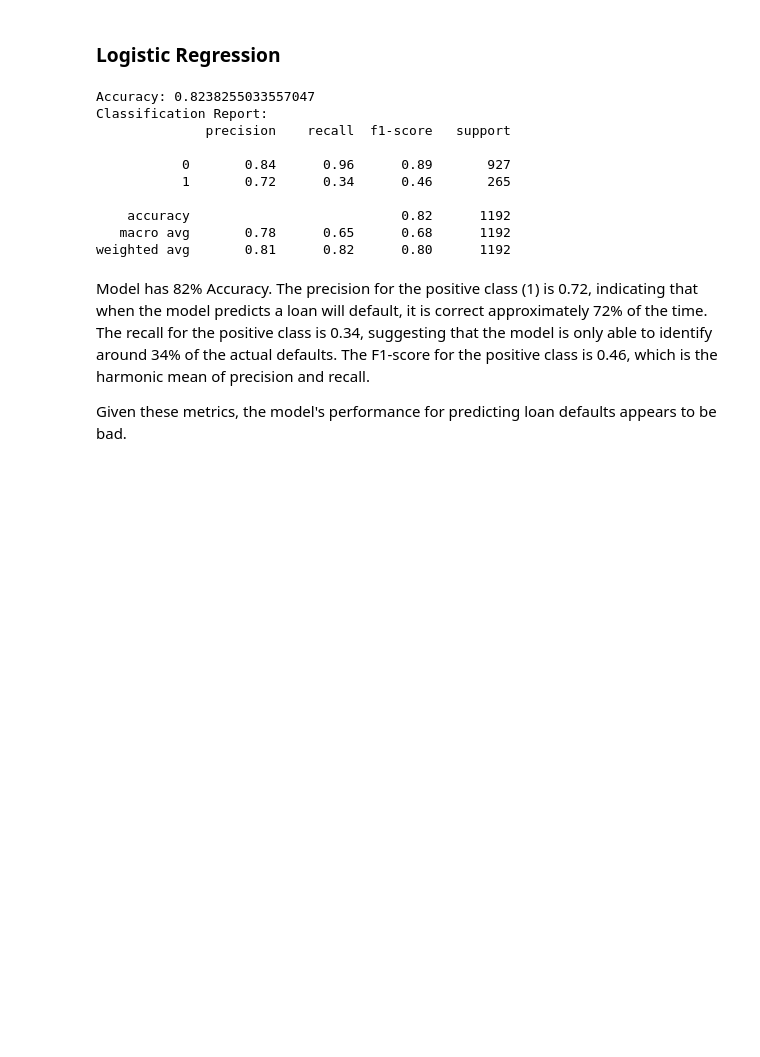
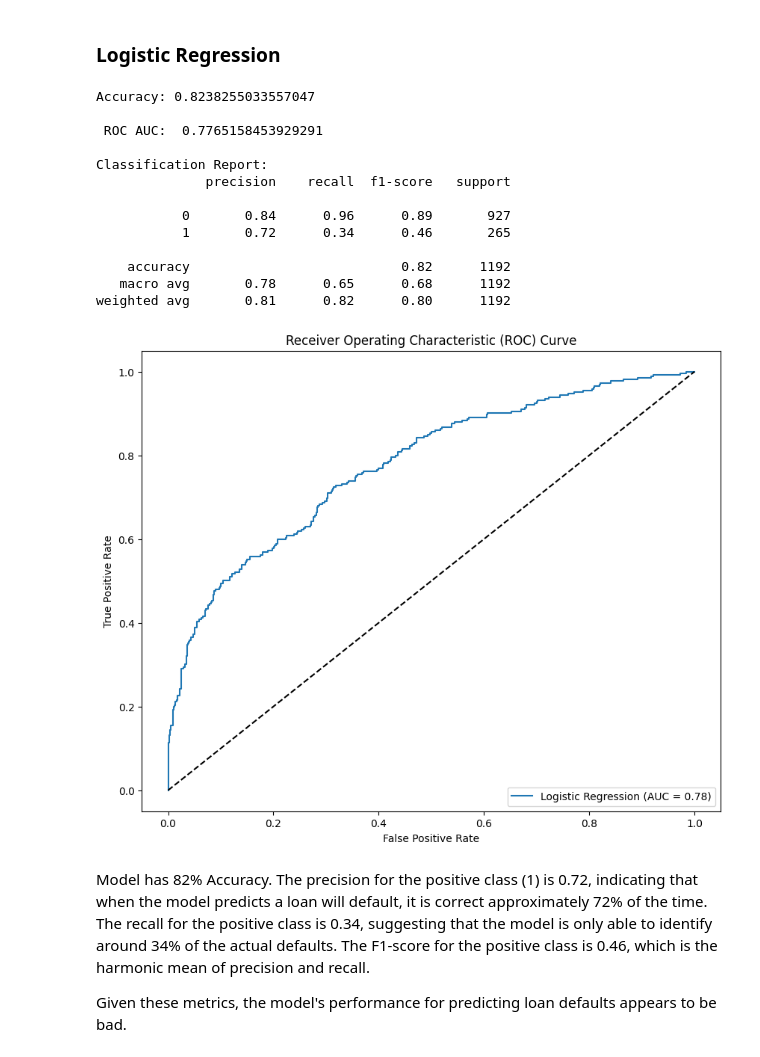
Before and after one commit to ej29-r3d/MIT-Loan-Default-Prediction, a Jupyter notebook: Capstone_Project_Reference_Notebook_Loan_Default_Prediction_Full_Code.ipynb, the cells around one changed output. Cells and saved outputs as stored; diff of their text form; code cells hidden in the pictures; blank space fills up the shorter version.

```diff
--- a/Capstone_Project_Reference_Notebook_Loan_Default_Prediction_Full_Code.ipynb
+++ b/Capstone_Project_Reference_Notebook_Loan_Default_Prediction_Full_Code.ipynb
@@ -550,29 +550,50 @@ y = df1['BAD']                     # Target variable
 X_train, X_test, y_train, y_test = train_test_split(X, y, test_size=0.2, random_state=42)
 # %% [markdown]
 ### Logistic Regression
-# %%
-# Model training
-logistic_model = LogisticRegression()
-logistic_model.fit(X_train, y_train)
-
-# Model Evaluation
-y_pred = logistic_model.predict(X_test)
-accuracy = accuracy_score(y_test, y_pred)
-print("Accuracy:", accuracy)
-print("Classification Report:")
-classification_rep_logr = classification_report(y_test, y_pred)
-print(classification_rep_logr)
-# %% [output]
-Accuracy: 0.8238255033557047
-Classification Report:
-              precision    recall  f1-score   support
-
-           0       0.84      0.96      0.89       927
-           1       0.72      0.34      0.46       265
-
-    accuracy                           0.82      1192
-   macro avg       0.78      0.65      0.68      1192
-weighted avg       0.81      0.82      0.80      1192
+# %%
+# Model training
+logistic_model = LogisticRegression()
+logistic_model.fit(X_train, y_train)
+
+# Model Evaluation
+y_pred = logistic_model.predict(X_test)
+accuracy = accuracy_score(y_test, y_pred)
+
+# Calculate ROC Curve and AUC
+y_prob_lr = logistic_model.predict_proba(X_test)[:, 1]  # Probability of class 1
+fpr_lr, tpr_lr, thresholds_lr = roc_curve(y_test, y_prob_lr)
+auc_lr = roc_auc_score(y_test, y_prob_lr)
+
+print("Accuracy:", accuracy)
+print("\n ROC AUC: ", auc_lr)
+print("\nClassification Report:")
+classification_rep_logr = classification_report(y_test, y_pred)
+print(classification_rep_logr)
+
+# Vizualize ROC Curve
+plt.figure(figsize=(10, 8))
+plt.plot(fpr_lr, tpr_lr, label=f'Logistic Regression (AUC = {auc_lr:.2f})')
+plt.plot([0, 1], [0, 1], 'k--')  # Diagonal line for random classifier
+plt.xlabel('False Positive Rate')
+plt.ylabel('True Positive Rate')
+plt.title('Receiver Operating Characteristic (ROC) Curve')
+plt.legend(loc='lower right')
+plt.show()
+# %% [output]
+Accuracy: 0.8238255033557047
+
+ ROC AUC:  0.7765158453929291
+
+Classification Report:
+              precision    recall  f1-score   support
+
+           0       0.84      0.96      0.89       927
+           1       0.72      0.34      0.46       265
+
+    accuracy                           0.82      1192
+   macro avg       0.78      0.65      0.68      1192
+weighted avg       0.81      0.82      0.80      1192
+[figure, added]
 # %% [markdown]
 Model has 82% Accuracy. The precision for the positive class (1) is 0.72, indicating that when the model predicts a loan will default, it is correct approximately 72% of the time. The recall for the positive class is 0.34, suggesting that the model is only able to identify around 34% of the actual defaults. The F1-score for the positive class is 0.46, which is the harmonic mean of precision and recall.
 
```
Also changed, not shown: parts of 9 cells of this notebook.
